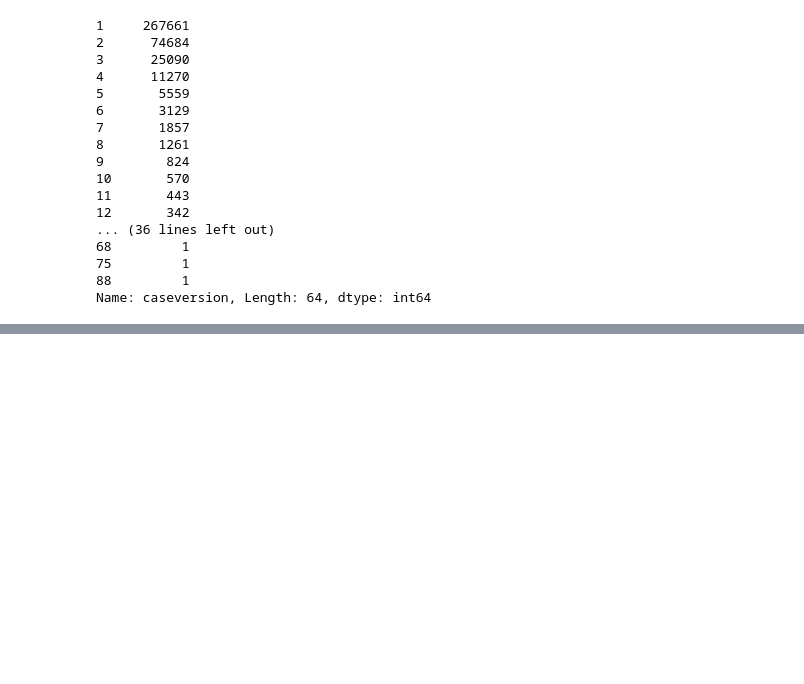
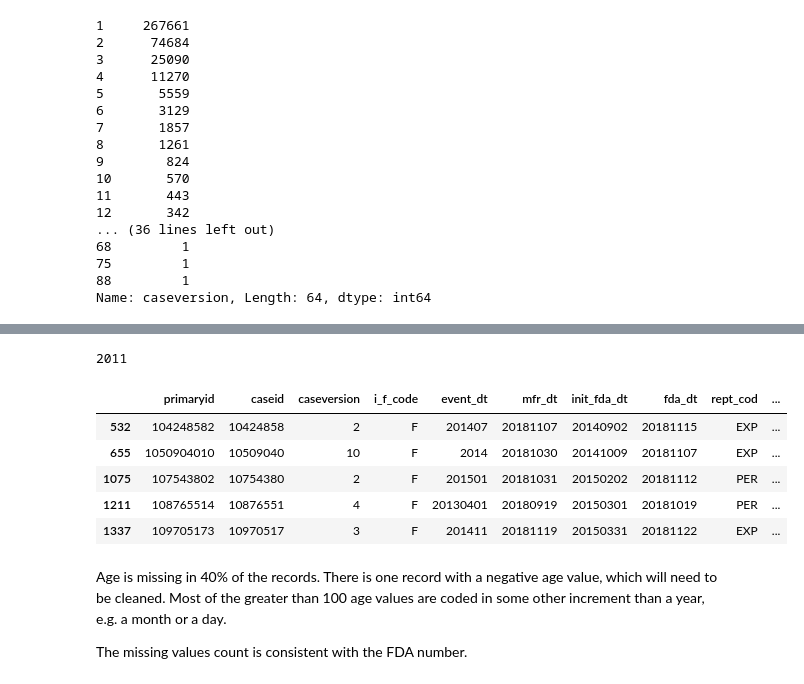
Before and after one commit to 33eyes/FAERS_graph, a Jupyter notebook: data_quality_analysis.ipynb, the cells around one changed output, grey strips where cells are left out. Drawn from its saved outputs; the diff is of its cells as text; code cells hidden in the pictures; blank space fills up the shorter version.

```diff
--- a/data_quality_analysis.ipynb
+++ b/data_quality_analysis.ipynb
@@ -422,0 +958,17 @@ True
+# %%
+len(demo[demo.age > 100])
+# %% [output]
+2011
+# %%
+demo[demo.age > 100].head()
+# %% [output]
+|  | primaryid | caseid | caseversion | i_f_code | event_dt | mfr_dt | init_fda_dt | fda_dt | rept_cod | ... |
+| 532 | 104248582 | 10424858 | 2 | F | 201407 | 20181107 | 20140902 | 20181115 | EXP | ... |
+| 655 | 1050904010 | 10509040 | 10 | F | 2014 | 20181030 | 20141009 | 20181107 | EXP | ... |
+| 1075 | 107543802 | 10754380 | 2 | F | 201501 | 20181031 | 20150202 | 20181112 | PER | ... |
+| 1211 | 108765514 | 10876551 | 4 | F | 20130401 | 20180919 | 20150301 | 20181019 | PER | ... |
+| 1337 | 109705173 | 10970517 | 3 | F | 201411 | 20181119 | 20150331 | 20181122 | EXP | ... |
+# %% [markdown]
+Age is missing in 40% of the records. There is one record with a negative age value, which will need to be cleaned. Most of the greater than 100 age values are coded in some other increment than a year, e.g. a month or a day.
+
+The missing values count is consistent with the FDA number.
```
Also changed, not shown: parts of 144 cells of this notebook.
